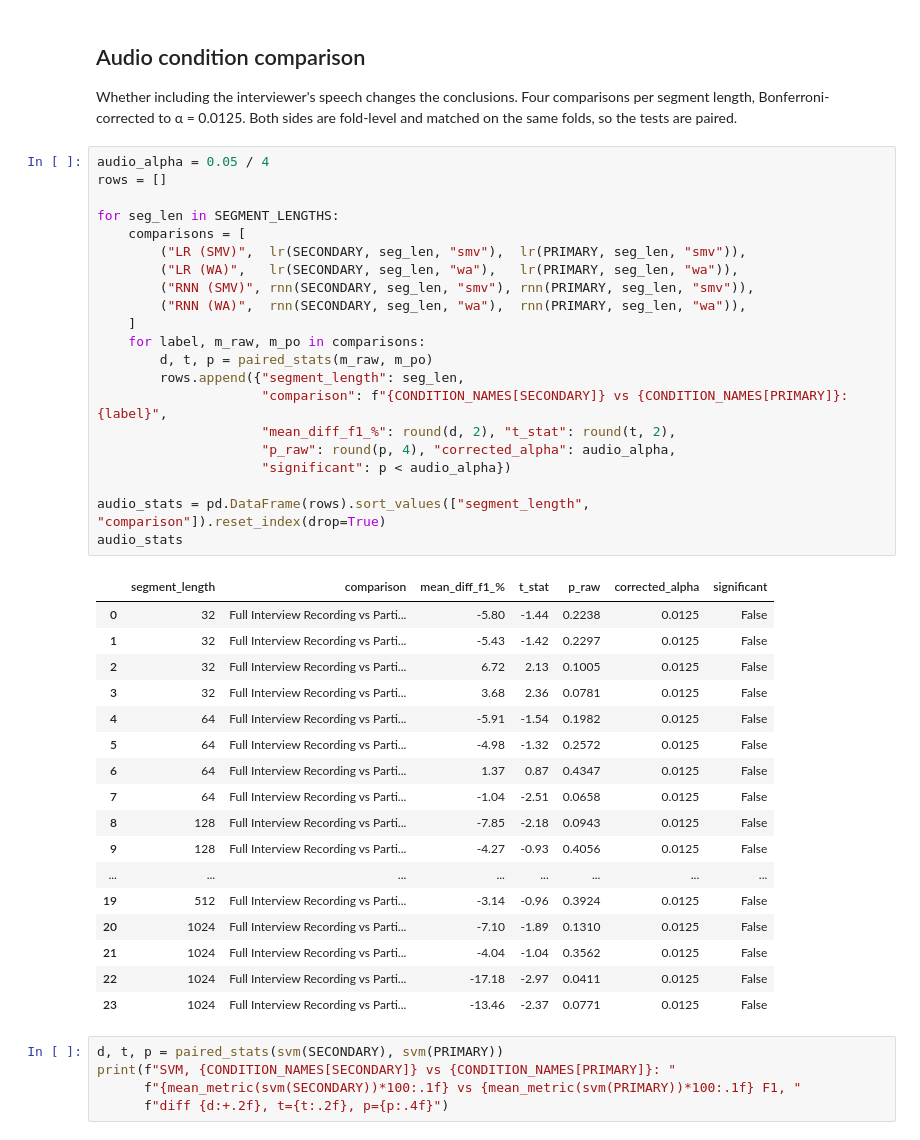
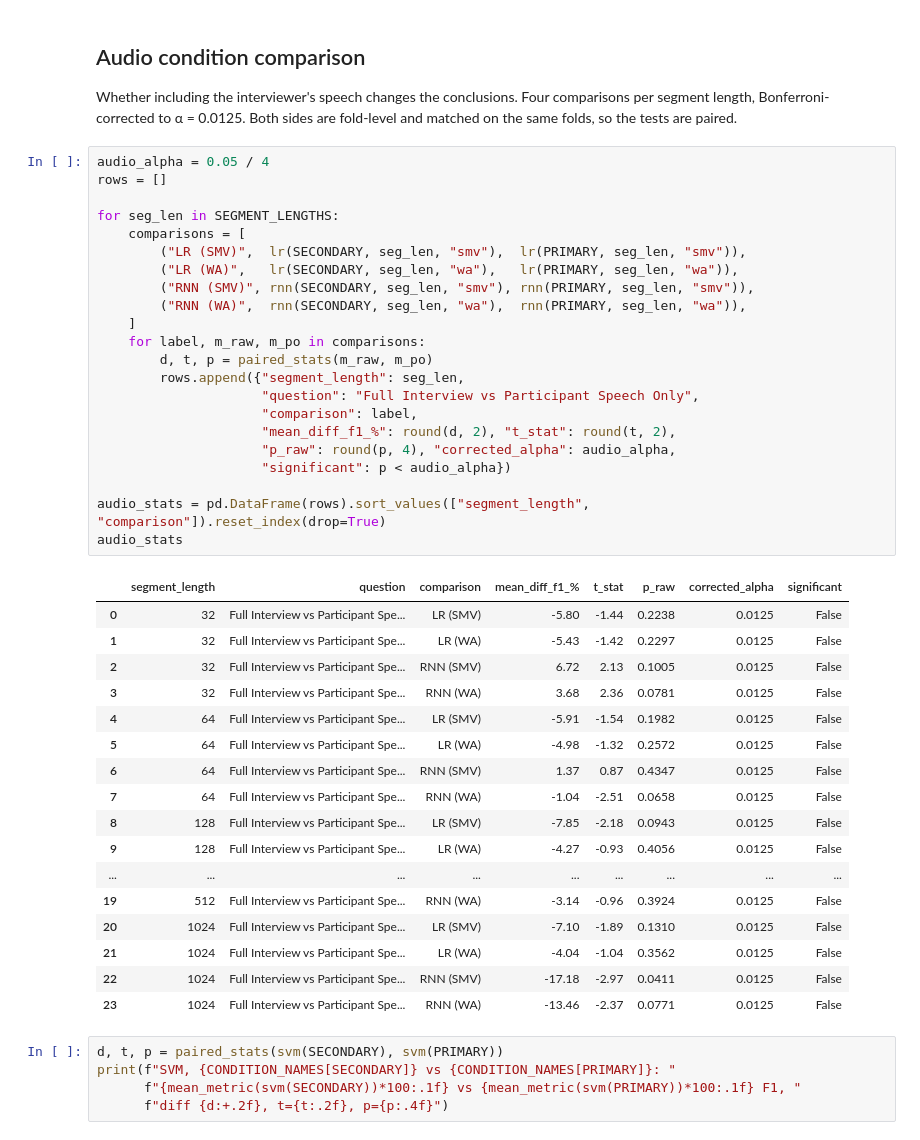
Before and after one commit to gauravsidana241/depression-analysis, a Jupyter notebook: results.ipynb, the cells around one changed output. Drawn from its saved outputs; the diff is of its cells as text.

Commit message:
small changes and added a new appendix table'

```diff
--- a/results.ipynb
+++ b/results.ipynb
@@ -507,42 +507,43 @@ are fold-level and matched on the same folds, so the tests are paired.
 # %%
 audio_alpha = 0.05 / 4
 rows = []
 
 for seg_len in SEGMENT_LENGTHS:
     comparisons = [
         ("LR (SMV)",  lr(SECONDARY, seg_len, "smv"),  lr(PRIMARY, seg_len, "smv")),
         ("LR (WA)",   lr(SECONDARY, seg_len, "wa"),   lr(PRIMARY, seg_len, "wa")),
         ("RNN (SMV)", rnn(SECONDARY, seg_len, "smv"), rnn(PRIMARY, seg_len, "smv")),
         ("RNN (WA)",  rnn(SECONDARY, seg_len, "wa"),  rnn(PRIMARY, seg_len, "wa")),
     ]
     for label, m_raw, m_po in comparisons:
         d, t, p = paired_stats(m_raw, m_po)
         rows.append({"segment_length": seg_len,
-                     "comparison": f"{CONDITION_NAMES[SECONDARY]} vs {CONDITION_NAMES[PRIMARY]}: {label}",
+                     "question": "Full Interview vs Participant Speech Only",
+                     "comparison": label,
                      "mean_diff_f1_%": round(d, 2), "t_stat": round(t, 2),
                      "p_raw": round(p, 4), "corrected_alpha": audio_alpha,
                      "significant": p < audio_alpha})
 
 audio_stats = pd.DataFrame(rows).sort_values(["segment_length", "comparison"]).reset_index(drop=True)
 audio_stats
 # %% [output]
-|  | segment_length | comparison | mean_diff_f1_% | t_stat | p_raw | corrected_alpha | significant |
-| 0 | 32 | Full Interview Recording vs Parti... | -5.80 | -1.44 | 0.2238 | 0.0125 | False |
-| 1 | 32 | Full Interview Recording vs Parti... | -5.43 | -1.42 | 0.2297 | 0.0125 | False |
-| 2 | 32 | Full Interview Recording vs Parti... | 6.72 | 2.13 | 0.1005 | 0.0125 | False |
-| 3 | 32 | Full Interview Recording vs Parti... | 3.68 | 2.36 | 0.0781 | 0.0125 | False |
-| 4 | 64 | Full Interview Recording vs Parti... | -5.91 | -1.54 | 0.1982 | 0.0125 | False |
-| 5 | 64 | Full Interview Recording vs Parti... | -4.98 | -1.32 | 0.2572 | 0.0125 | False |
-| 6 | 64 | Full Interview Recording vs Parti... | 1.37 | 0.87 | 0.4347 | 0.0125 | False |
-| 7 | 64 | Full Interview Recording vs Parti... | -1.04 | -2.51 | 0.0658 | 0.0125 | False |
-| 8 | 128 | Full Interview Recording vs Parti... | -7.85 | -2.18 | 0.0943 | 0.0125 | False |
-| 9 | 128 | Full Interview Recording vs Parti... | -4.27 | -0.93 | 0.4056 | 0.0125 | False |
-| ... | ... | ... | ... | ... | ... | ... | ... |
-| 19 | 512 | Full Interview Recording vs Parti... | -3.14 | -0.96 | 0.3924 | 0.0125 | False |
-| 20 | 1024 | Full Interview Recording vs Parti... | -7.10 | -1.89 | 0.1310 | 0.0125 | False |
-| 21 | 1024 | Full Interview Recording vs Parti... | -4.04 | -1.04 | 0.3562 | 0.0125 | False |
-| 22 | 1024 | Full Interview Recording vs Parti... | -17.18 | -2.97 | 0.0411 | 0.0125 | False |
-| 23 | 1024 | Full Interview Recording vs Parti... | -13.46 | -2.37 | 0.0771 | 0.0125 | False |
+|  | segment_length | question | comparison | mean_diff_f1_% | t_stat | p_raw | corrected_alpha | significant |
+| 0 | 32 | Full Interview vs Participant Spe... | LR (SMV) | -5.80 | -1.44 | 0.2238 | 0.0125 | False |
+| 1 | 32 | Full Interview vs Participant Spe... | LR (WA) | -5.43 | -1.42 | 0.2297 | 0.0125 | False |
+| 2 | 32 | Full Interview vs Participant Spe... | RNN (SMV) | 6.72 | 2.13 | 0.1005 | 0.0125 | False |
+| 3 | 32 | Full Interview vs Participant Spe... | RNN (WA) | 3.68 | 2.36 | 0.0781 | 0.0125 | False |
+| 4 | 64 | Full Interview vs Participant Spe... | LR (SMV) | -5.91 | -1.54 | 0.1982 | 0.0125 | False |
+| 5 | 64 | Full Interview vs Participant Spe... | LR (WA) | -4.98 | -1.32 | 0.2572 | 0.0125 | False |
+| 6 | 64 | Full Interview vs Participant Spe... | RNN (SMV) | 1.37 | 0.87 | 0.4347 | 0.0125 | False |
+| 7 | 64 | Full Interview vs Participant Spe... | RNN (WA) | -1.04 | -2.51 | 0.0658 | 0.0125 | False |
+| 8 | 128 | Full Interview vs Participant Spe... | LR (SMV) | -7.85 | -2.18 | 0.0943 | 0.0125 | False |
+| 9 | 128 | Full Interview vs Participant Spe... | LR (WA) | -4.27 | -0.93 | 0.4056 | 0.0125 | False |
+| ... | ... | ... | ... | ... | ... | ... | ... | ... |
+| 19 | 512 | Full Interview vs Participant Spe... | RNN (WA) | -3.14 | -0.96 | 0.3924 | 0.0125 | False |
+| 20 | 1024 | Full Interview vs Participant Spe... | LR (SMV) | -7.10 | -1.89 | 0.1310 | 0.0125 | False |
+| 21 | 1024 | Full Interview vs Participant Spe... | LR (WA) | -4.04 | -1.04 | 0.3562 | 0.0125 | False |
+| 22 | 1024 | Full Interview vs Participant Spe... | RNN (SMV) | -17.18 | -2.97 | 0.0411 | 0.0125 | False |
+| 23 | 1024 | Full Interview vs Participant Spe... | RNN (WA) | -13.46 | -2.37 | 0.0771 | 0.0125 | False |
 # %%
 d, t, p = paired_stats(svm(SECONDARY), svm(PRIMARY))
 print(f"SVM, {CONDITION_NAMES[SECONDARY]} vs {CONDITION_NAMES[PRIMARY]}: "
```
Also changed, not shown: parts of 1 cell of this notebook, 2 other files.
